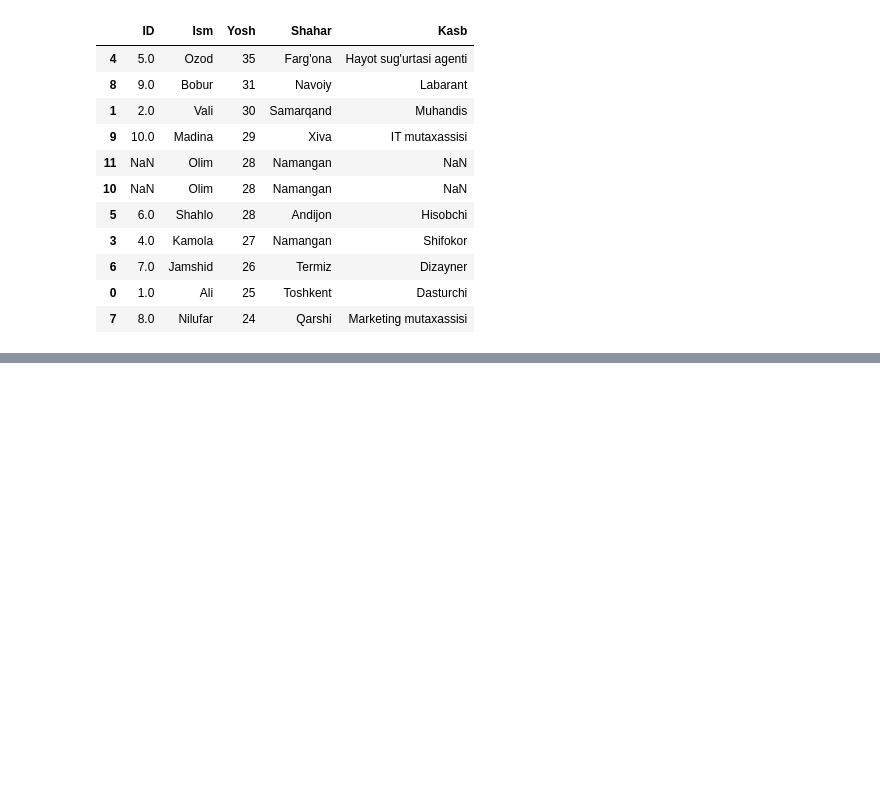
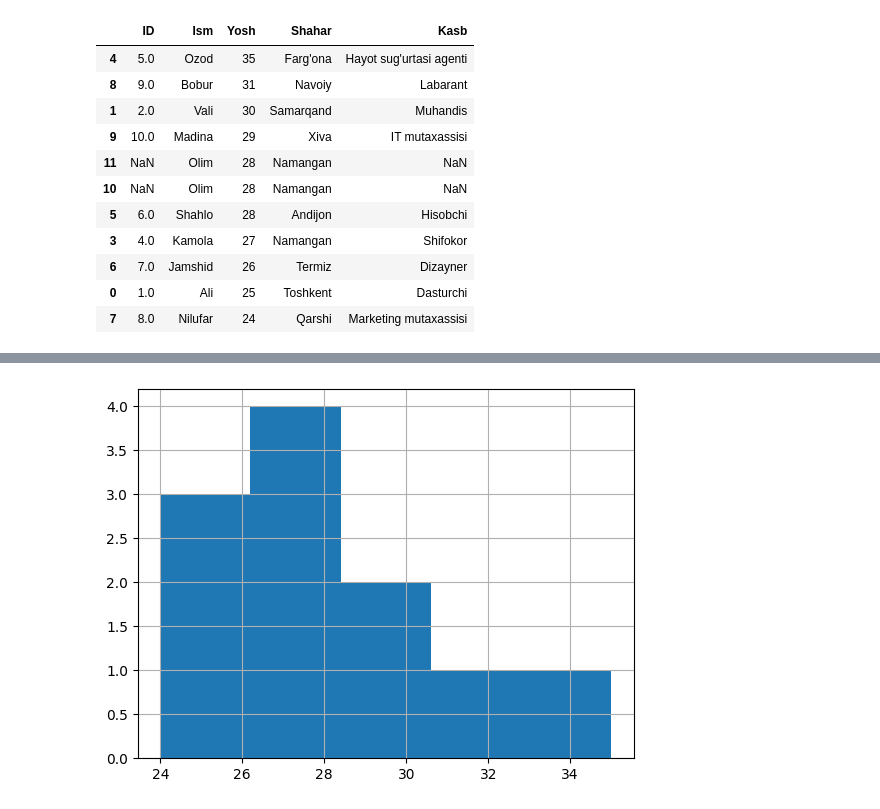
Before and after one commit to ZoyidjonNasretdinov/pandas-turtorial, a Jupyter notebook: main.ipynb, the cells around one changed output, grey strips where cells are left out. Drawn from its saved outputs; the diff is of its cells as text; code cells hidden in the pictures; blank space fills up the shorter version.

Commit message:
📍 11. Pandas va Matplotlib yordamida vizualizatsiya

```diff
--- a/main.ipynb
+++ b/main.ipynb
@@ -308,0 +306,7 @@ ModuleNotFoundError: No module named 'matplotlib'
+# %%
+import matplotlib.pyplot as plt
+
+df["Yosh"].hist(bins=5)
+plt.show()
+# %% [output]
+[figure, added]
```
Also changed, not shown: parts of 2 cells of this notebook.
